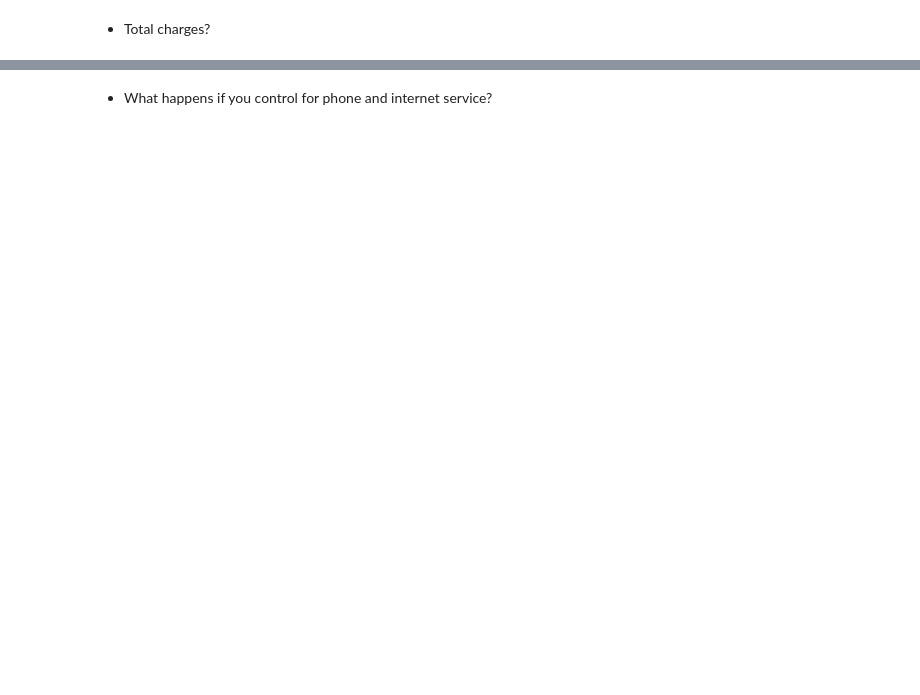
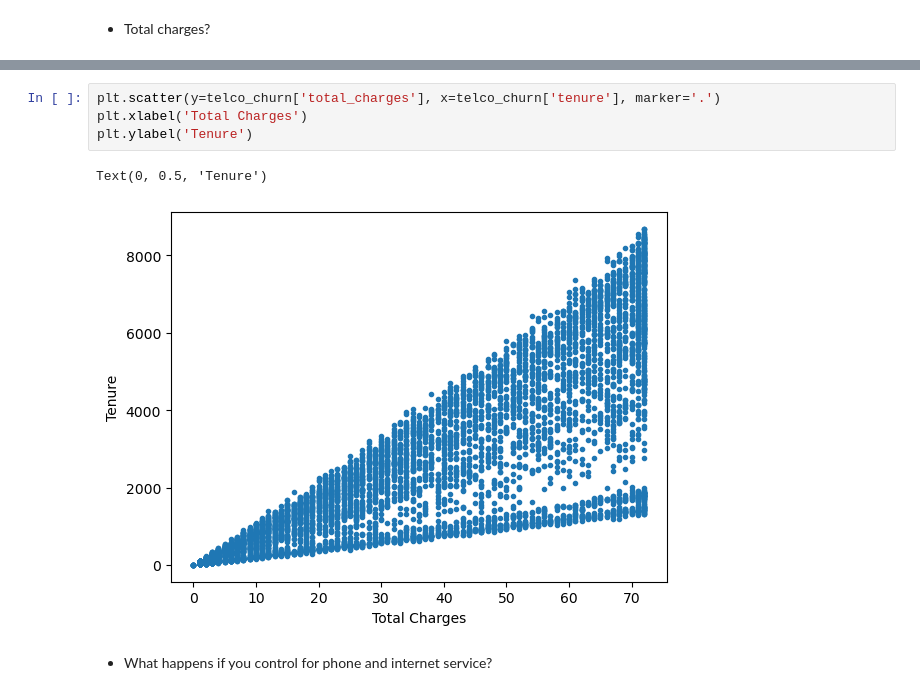
Before and after one commit to JoshuaHolt-Tech/statistics-exercises, a Jupyter notebook: hypothesis_testing.ipynb, the cells around one changed output, grey strips where cells are left out. Drawn from its saved outputs; the diff is of its cells as text; blank space fills up the shorter version.

```diff
--- a/hypothesis_testing.ipynb
+++ b/hypothesis_testing.ipynb
@@ -479,2 +587,9 @@ Takeaway: Manual cars are significantly more effcient than automatic cars.
+# %%
+plt.scatter(y=telco_churn['total_charges'], x=telco_churn['tenure'], marker='.')
+plt.xlabel('Total Charges')
+plt.ylabel('Tenure')
+# %% [output]
+Text(0, 0.5, 'Tenure')
+[figure, added]
 # %% [markdown]
 - What happens if you control for phone and internet service?
```
Also changed, not shown: parts of 39 cells of this notebook.
